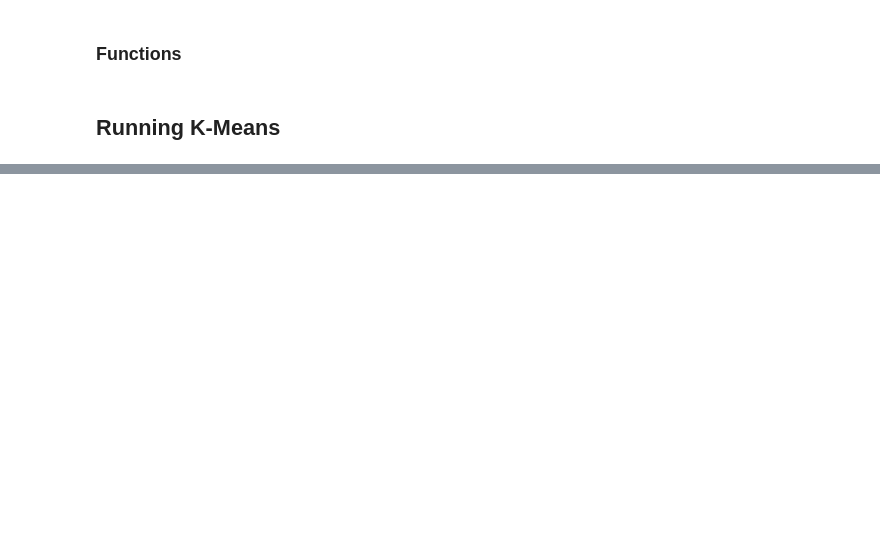
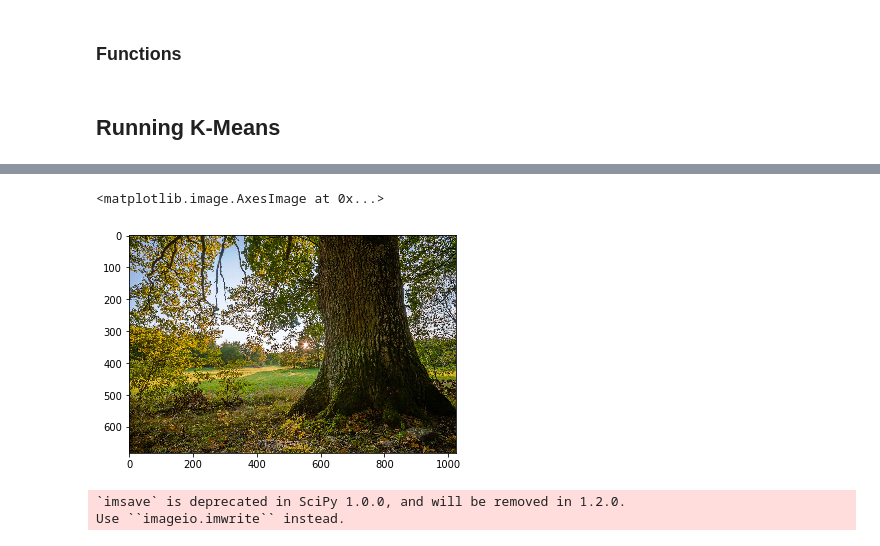
Before and after one commit to hamza1474/ManualAlgorithms, a Jupyter notebook: K-Means/K_means_manual.ipynb, the cells around one changed output, grey strips where cells are left out. Saved outputs shown, nothing was run; the diff lists cells and outputs as text; code cells hidden in the pictures; blank space fills up the shorter version.

```diff
--- a/K-Means/K_means_manual.ipynb
+++ b/K-Means/K_means_manual.ipynb
@@ -120,0 +147,13 @@ init_cent[1]
+# %%
+img=mpimg.imread("scene.jpg")
+img = skimage.img_as_float(img)
+plt.imshow(img)
+# %% [output]
+<matplotlib.image.AxesImage at 0x...>
+[figure, added]
+# %%
+import scipy.misc
+scipy.misc.imsave('outfile.jpg', compressedImage)
+# %% [output]
+`imsave` is deprecated in SciPy 1.0.0, and will be removed in 1.2.0.
+Use ``imageio.imwrite`` instead.
```
Also changed, not shown: parts of 16 cells of this notebook, 6 other files.
